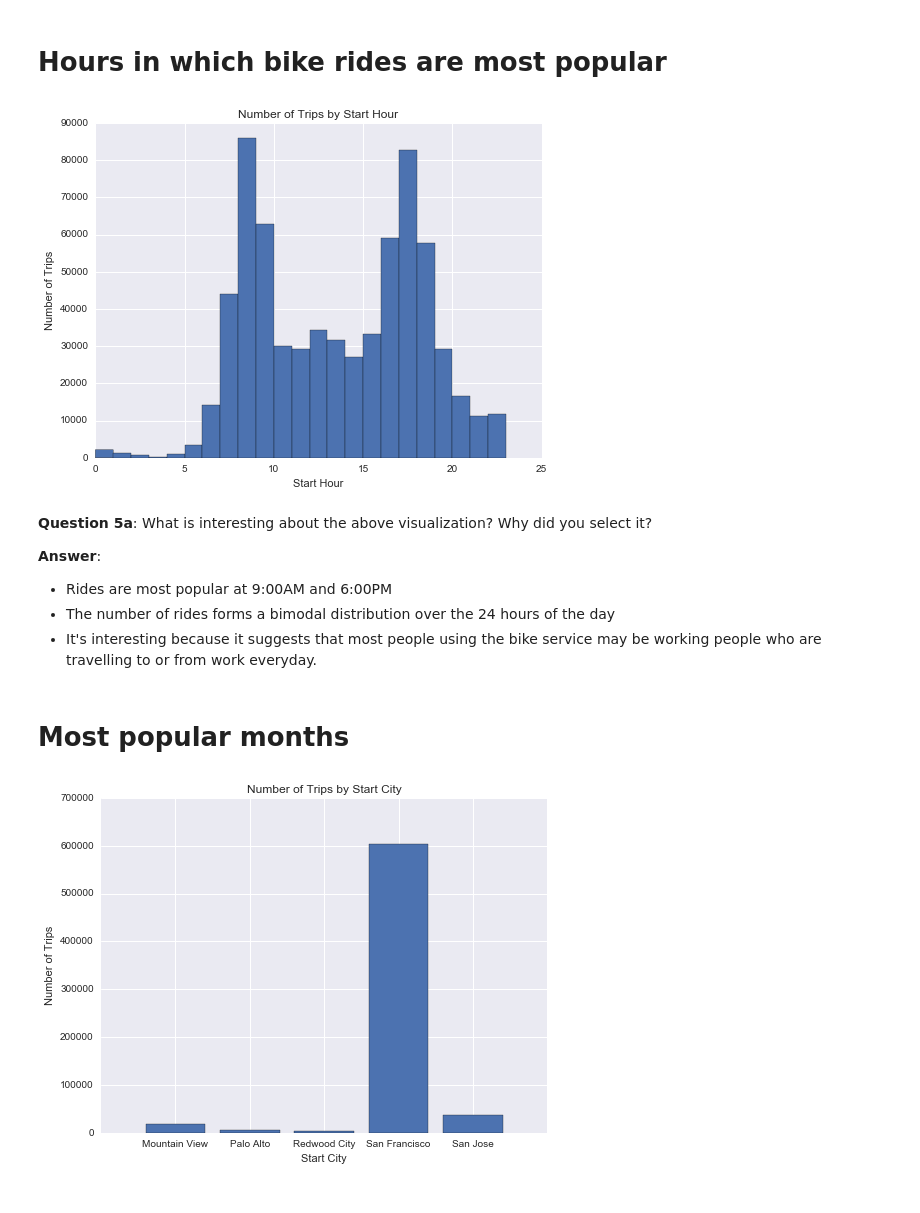
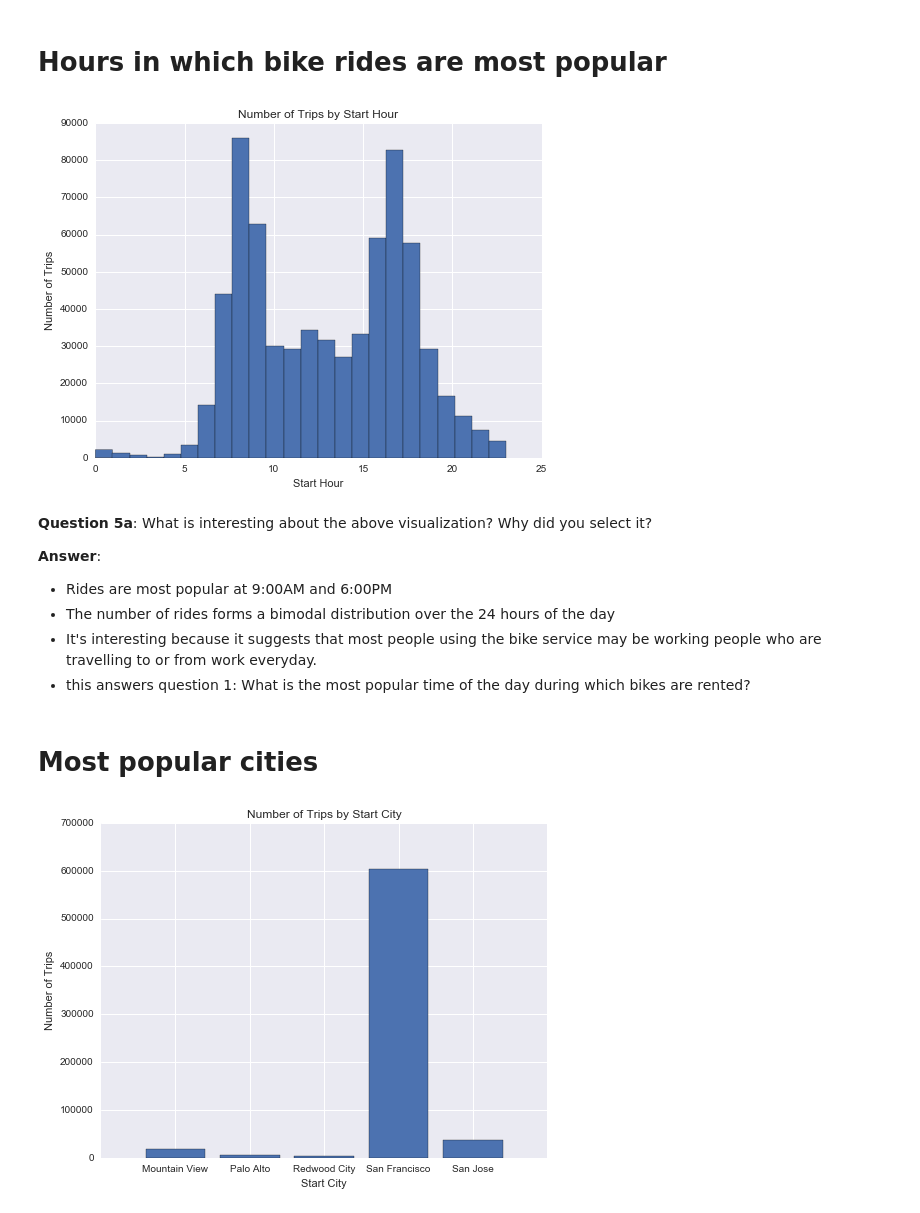
Before and after one commit to Deborah-Digges/dand, a Jupyter notebook: p0/Bay_Area_Bike_Share_Analysis.ipynb, the cells around one changed output. Drawn from its saved outputs; the diff is of its cells as text; code cells hidden in the pictures.

```diff
--- a/p0/Bay_Area_Bike_Share_Analysis.ipynb
+++ b/p0/Bay_Area_Bike_Share_Analysis.ipynb
@@ -322,9 +322,9 @@ One you're done with your explorations, copy the two visualizations you found mo
 # Hours in which bike rides are most popular
 # %%
 # Final Plot 1
-usage_plot(trip_data, 'start_hour', bin_width=1)
+usage_plot(trip_data, 'start_hour', n_bins=24)
 # %% [output]
-[figure, old version]
+[figure, new version]
 # %% [markdown]
 **Question 5a**: What is interesting about the above visualization? Why did you select it?
 
@@ -332,8 +332,9 @@ usage_plot(trip_data, 'start_hour', bin_width=1)
 - Rides are most popular at 9:00AM and 6:00PM
 - The number of rides forms a bimodal distribution over the 24 hours of the day
 - It's interesting because it suggests that most people using the bike service may be working people who are travelling to or from work everyday.
+- this answers question 1: What is the most popular time of the day during which bikes are rented?
 # %% [markdown]
-# Most popular months
+# Most popular cities
 # %%
 usage_plot(trip_data, 'start_city')
 usage_plot(trip_data, 'end_city')
```
Also changed, not shown: parts of 1 cell of this notebook.
